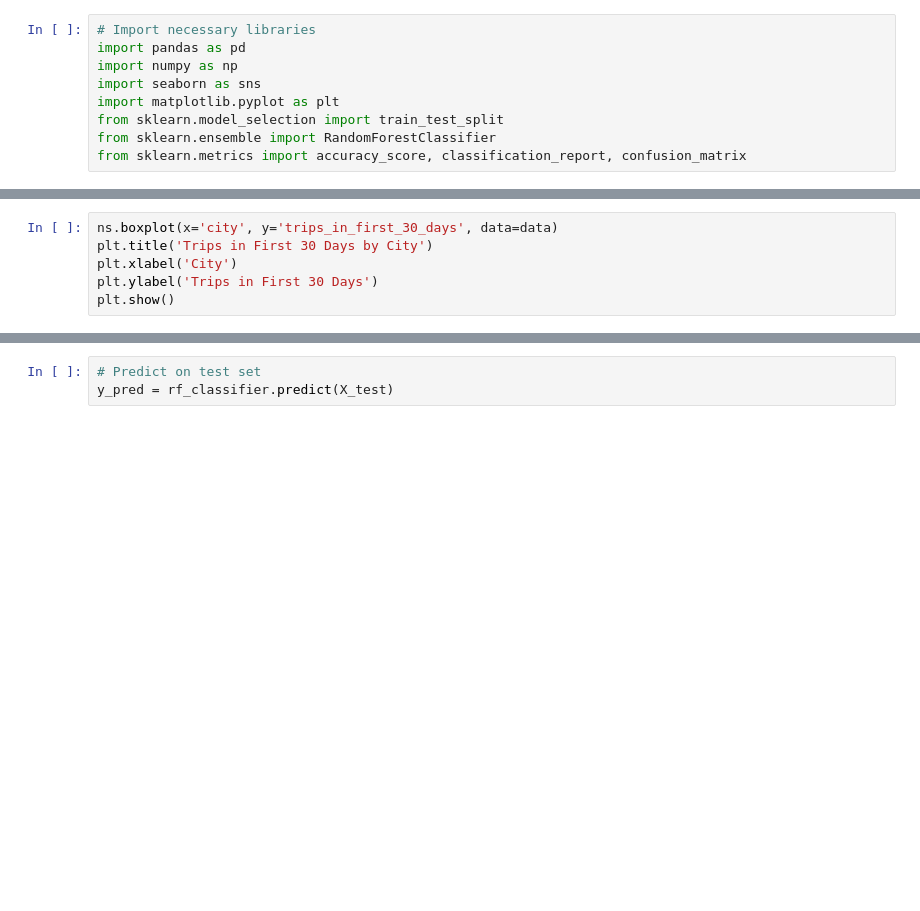
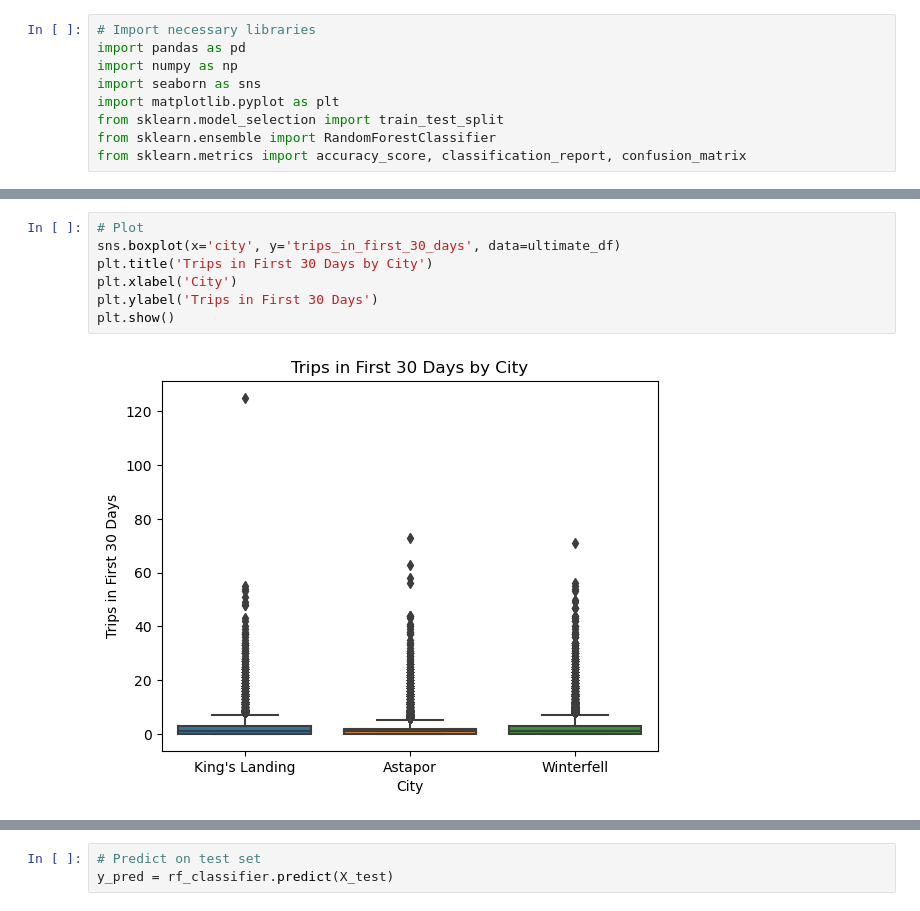
Before and after one commit to lykkelig/Ultimate_Technologies_Inc_Take-Home-Challenge, a Jupyter notebook: ultimate_data_challenge.ipynb, the cells around one changed output, grey strips where cells are left out. Drawn from its saved outputs; the diff is of its cells as text; blank space fills up the shorter version.

```diff
--- a/ultimate_data_challenge.ipynb
+++ b/ultimate_data_challenge.ipynb
@@ -91,6 +115,9 @@ plt.show()
 # %%
-ns.boxplot(x='city', y='trips_in_first_30_days', data=data)
+# Plot
+sns.boxplot(x='city', y='trips_in_first_30_days', data=ultimate_df)
 plt.title('Trips in First 30 Days by City')
 plt.xlabel('City')
 plt.ylabel('Trips in First 30 Days')
 plt.show()
+# %% [output]
+[figure, added]
```
Also changed, not shown: parts of 21 cells of this notebook, 1 other file.
